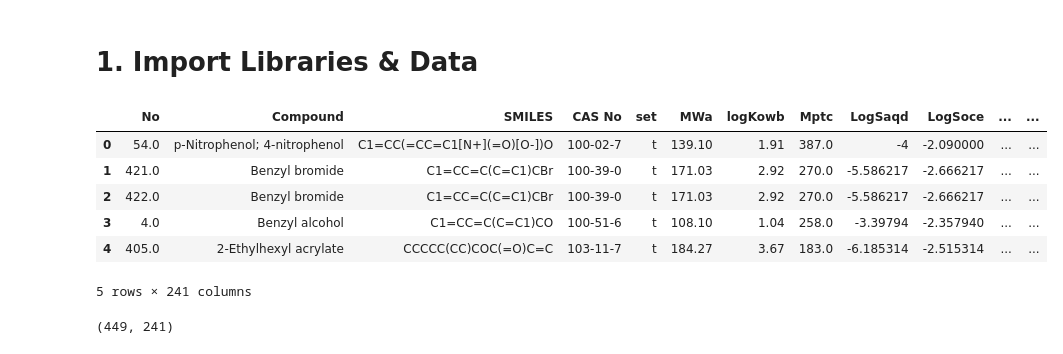
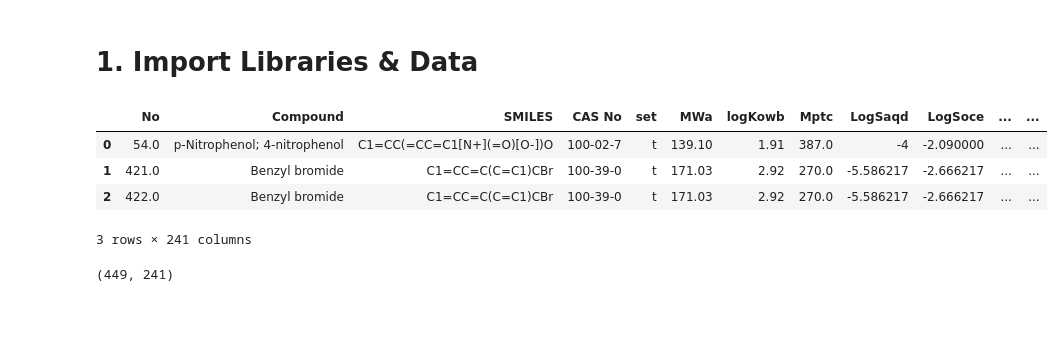
Before and after one commit to AhmadHammad21/Skin-Permeation, a Jupyter notebook: notebooks/1. Data Preparation.ipynb, the cells around one changed output. Drawn from its saved outputs; the diff is of its cells as text; code cells hidden in the pictures; blank space fills up the shorter version.

```diff
--- a/notebooks/1. Data Preparation.ipynb
+++ b/notebooks/1. Data Preparation.ipynb
@@ -11,17 +11,15 @@ import numpy as np
 import matplotlib.pyplot as plt
 import seaborn as sns
 # %%
-data = pd.read_excel("./data/raw/Skin Permeation.xlsx")
+data = pd.read_excel("../data/raw/Skin Permeation.xlsx")
 # %%
-data.head()
+data.head(3)
 # %% [output]
 |  | No | Compound | SMILES | CAS No | set | MWa | logKowb | Mptc | LogSaqd | LogSoce | ... | ... |
 | 0 | 54.0 | p-Nitrophenol; 4-nitrophenol | C1=CC(=CC=C1[N+](=O)[O-])O | 100-02-7 | t | 139.10 | 1.91 | 387.0 | -4 | -2.090000 | ... | ... |
 | 1 | 421.0 | Benzyl bromide | C1=CC=C(C=C1)CBr | 100-39-0 | t | 171.03 | 2.92 | 270.0 | -5.586217 | -2.666217 | ... | ... |
 | 2 | 422.0 | Benzyl bromide | C1=CC=C(C=C1)CBr | 100-39-0 | t | 171.03 | 2.92 | 270.0 | -5.586217 | -2.666217 | ... | ... |
-| 3 | 4.0 | Benzyl alcohol | C1=CC=C(C=C1)CO | 100-51-6 | t | 108.10 | 1.04 | 258.0 | -3.39794 | -2.357940 | ... | ... |
-| 4 | 405.0 | 2-Ethylhexyl acrylate | CCCCC(CC)COC(=O)C=C | 103-11-7 | t | 184.27 | 3.67 | 183.0 | -6.185314 | -2.515314 | ... | ... |
-5 rows × 241 columns
+3 rows × 241 columns
 # %%
 data.shape
 # %% [output]
```
Also changed, not shown: parts of 25 cells of this notebook, 5 other files.
